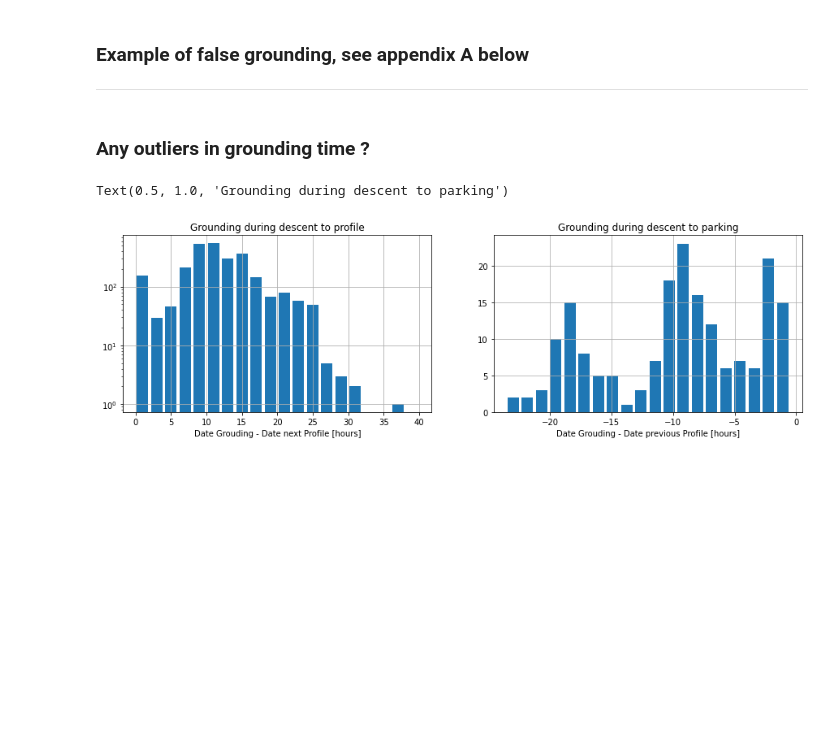
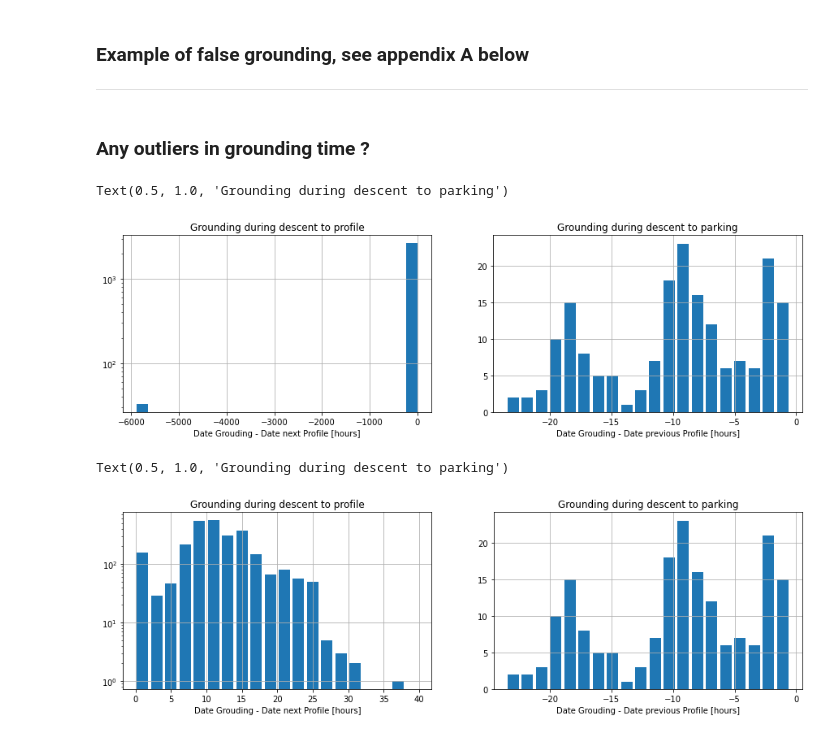
Before and after one commit to quai20/argobathy, a Jupyter notebook: grounded_profiles.ipynb, the cells around one changed output. Drawn from its saved outputs; the diff is of its cells as text; code cells hidden in the pictures; blank space fills up the shorter version.

```diff
--- a/grounded_profiles.ipynb
+++ b/grounded_profiles.ipynb
@@ -284,6 +288,18 @@ Data variables:
 ---
 # %% [markdown]
 ### Any outliers in grounding time ?
+# %%
+fig,ax = plt.subplots(1,2,figsize=(15,4))
+_ = (((df1['PROFILE_DATE']-df1['GROUNDING_DATE'])).astype(float)/1e9/3600).plot.hist(bins=20,rwidth=0.8,ax=ax[0]) #But there are some outliers
+_ = (((df2['PROFILE_DATE']-df2['GROUNDING_DATE'])).astype(float)/1e9/3600).plot.hist(bins=20,rwidth=0.8,ax=ax[1])
+ax[0].set_xlabel('Date Grouding - Date next Profile [hours]')
+ax[0].set_yscale('log')
+ax[0].set_title('Grounding during descent to profile')
+ax[1].set_xlabel('Date Grouding - Date previous Profile [hours]')
+ax[1].set_title('Grounding during descent to parking')
+# %% [output]
+Text(0.5, 1.0, 'Grounding during descent to parking')
+[figure, added]
 # %%
 fig,ax = plt.subplots(1,2,figsize=(15,4))
 _ = (((df1['PROFILE_DATE']-df1['GROUNDING_DATE'])).astype(float)/1e9/3600).plot.hist(bins=20,rwidth=0.8,ax=ax[0],range=[0,40]) #But there are some outliers
```
Also changed, not shown: parts of 8 cells of this notebook, 3 other files.
